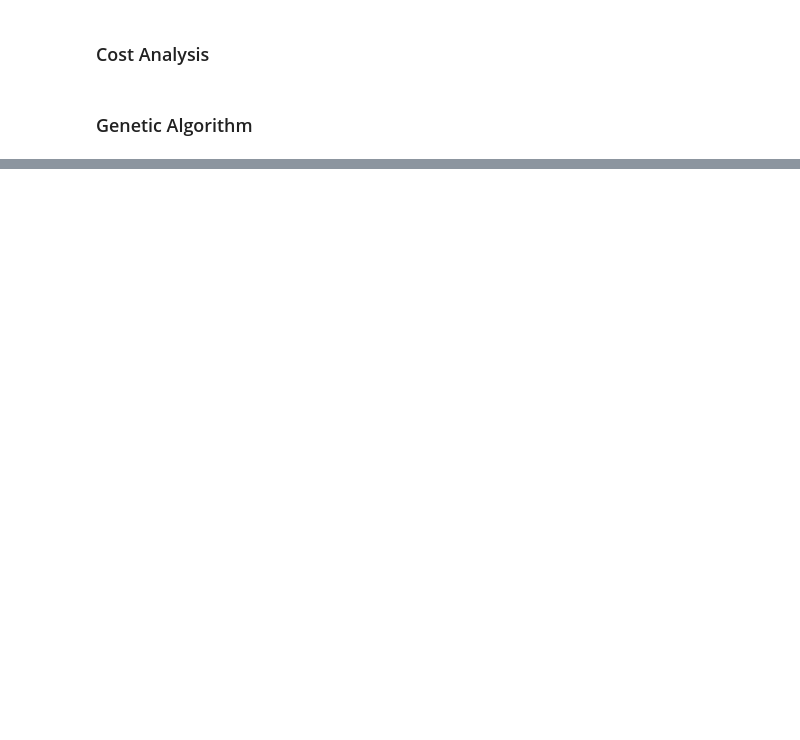
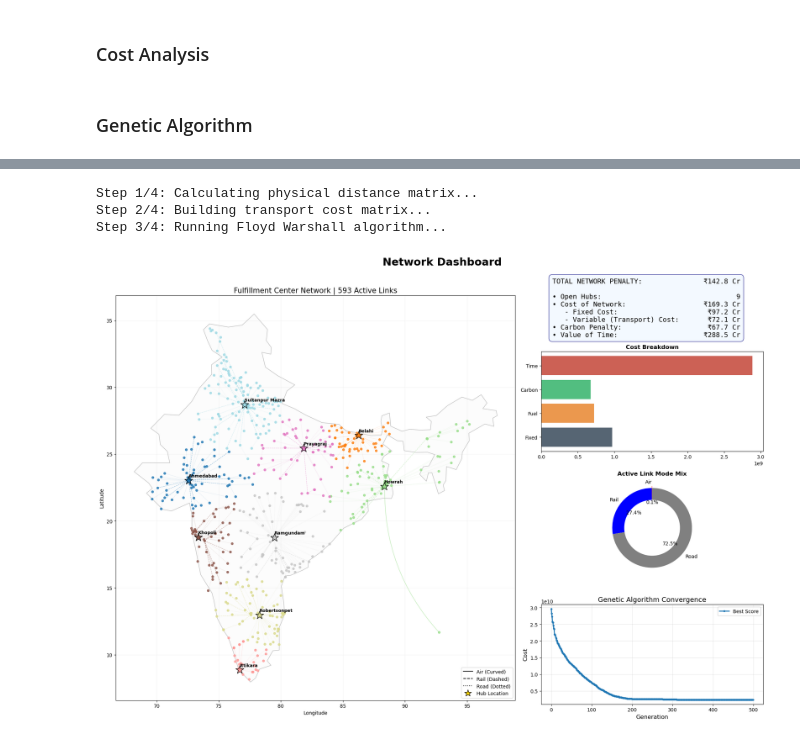
Before and after one commit to shashank2403/Heuristic-Network-Optimisation, a Jupyter notebook: main.ipynb, the cells around one changed output, grey strips where cells are left out. Drawn from its saved outputs; the diff is of its cells as text; code cells hidden in the pictures; blank space fills up the shorter version.

```diff
--- a/main.ipynb
+++ b/main.ipynb
@@ -1054,19 +1179,24 @@ show_dashboard(df, ga, transport_costs, cost_components, next_node, weights)
 # %%
 weights = {
     "fuel": 1,
-    "carbon": 0,
-    "time": 0,
+    "carbon": 1,
+    "time": 1,
 }
 transport_costs, cost_components, next_node = analyse_network(df, air_df, rail_df, weights)
 ga = genetic_algorithm(generation_size = generation_size,
                        reproduction_rate = reproduction_rate,
                        mutation_rate_pop = mutation_rate_pop,
                        mutation_rate_bit = mutation_rate_bit,
                        num_generations = num_generations,
                        transport_costs = transport_costs,
                        cost_components = cost_components,
                        df = df)
 show_dashboard(df, ga, transport_costs, cost_components, next_node, weights)
+# %% [output]
+Step 1/4: Calculating physical distance matrix...
+Step 2/4: Building transport cost matrix...
+Step 3/4: Running Floyd Warshall algorithm...
+[figure, added]
 # %%
 weights = {
     "fuel": 1,
```
Also changed, not shown: parts of 29 cells of this notebook.
